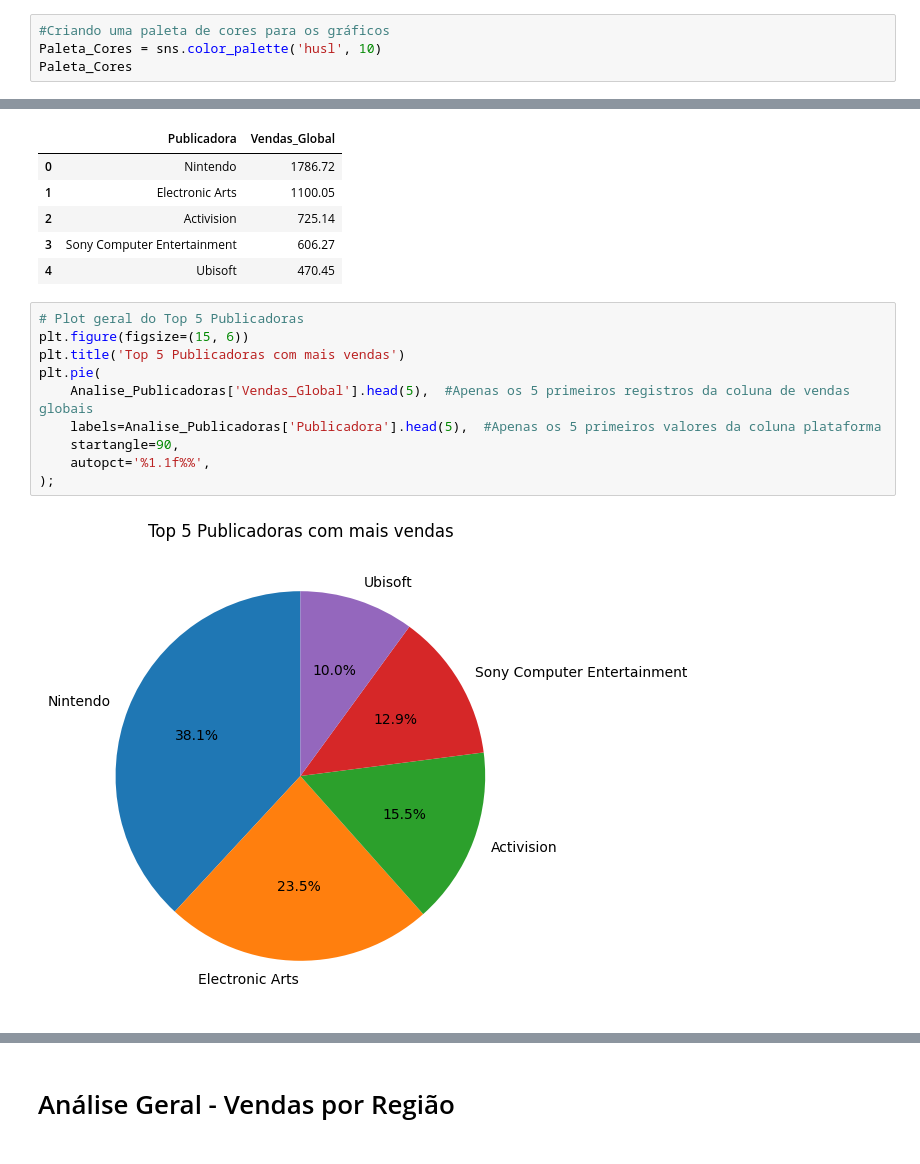
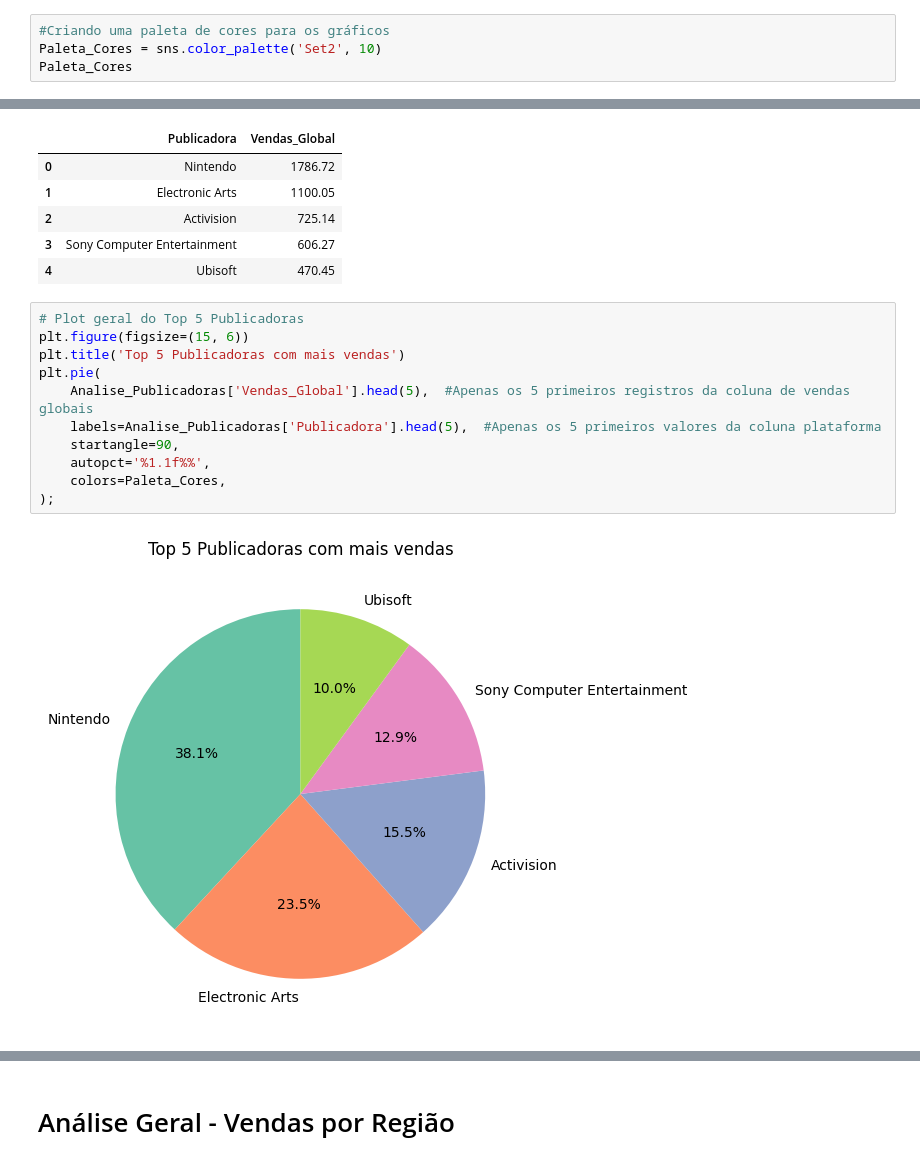
Before and after one commit to jefersoncarmoo/analise-vendas-games, a Jupyter notebook: Análise_Mercado_de_Games_Vendas_Globais.ipynb, the cells around one changed output, grey strips where cells are left out. Cells and saved outputs as stored; diff of their text form.

```diff
--- a/Análise_Mercado_de_Games_Vendas_Globais.ipynb
+++ b/Análise_Mercado_de_Games_Vendas_Globais.ipynb
@@ -100,6 +100,6 @@ Base_Dados.dropna(subset=['Ano_Lancamento'], inplace=True)
 # Análise Gráfica
 # %%
 #Criando uma paleta de cores para os gráficos
-Paleta_Cores = sns.color_palette('husl', 10)
+Paleta_Cores = sns.color_palette('Set2', 10)
 Paleta_Cores
 # %% [output]
@@ -184,12 +215,13 @@ Analise_Publicadoras.head()
 # %%
 # Plot geral do Top 5 Publicadoras
 plt.figure(figsize=(15, 6))
 plt.title('Top 5 Publicadoras com mais vendas')
 plt.pie(
     Analise_Publicadoras['Vendas_Global'].head(5),  #Apenas os 5 primeiros registros da coluna de vendas globais
     labels=Analise_Publicadoras['Publicadora'].head(5),  #Apenas os 5 primeiros valores da coluna plataforma
     startangle=90,
     autopct='%1.1f%%',
+    colors=Paleta_Cores,
 );
 # %% [output]
-[figure, old version]
+[figure, new version]
```
Also changed, not shown: parts of 13 cells of this notebook.
